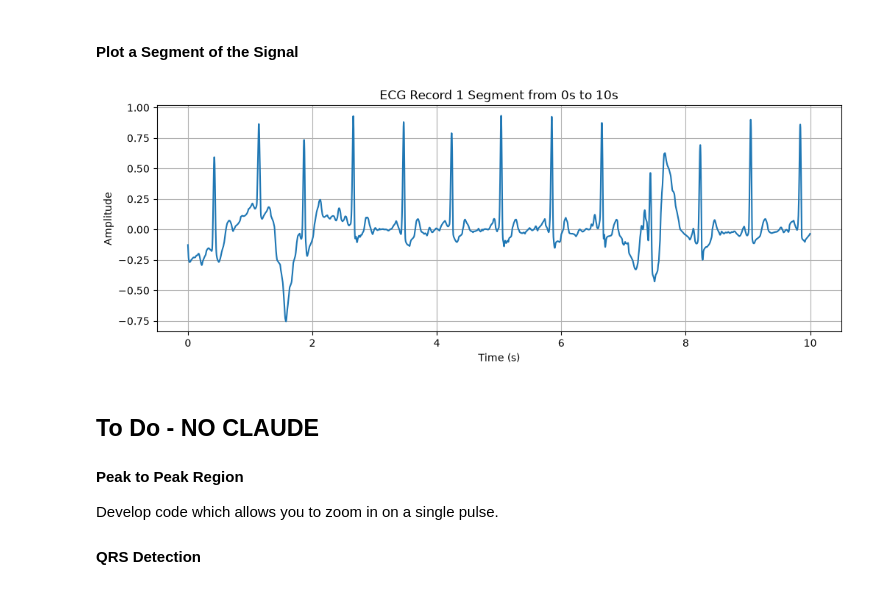
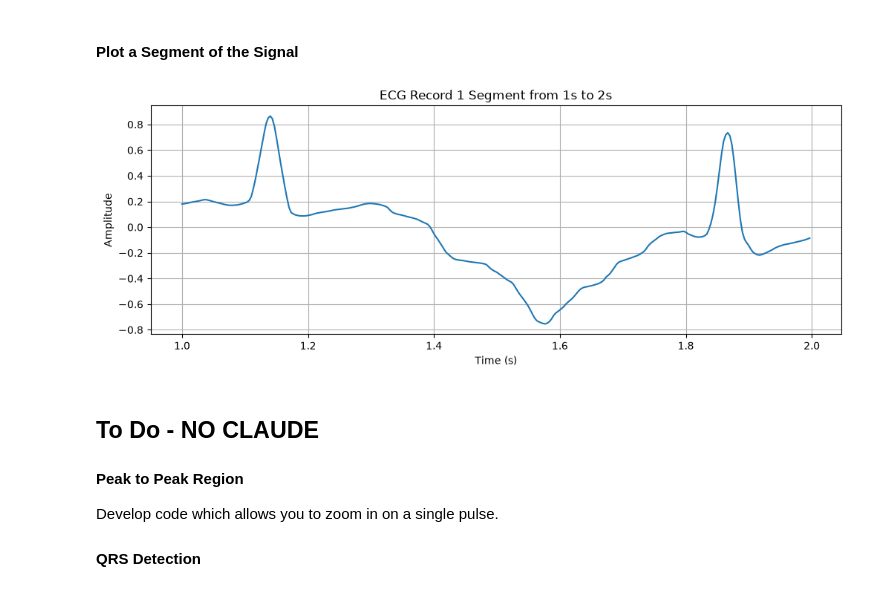
Before and after one commit to TJFM4/IIB-PROJECT, a Jupyter notebook: visualisations.ipynb, the cells around one changed output. Saved outputs shown, nothing was run; the diff lists cells and outputs as text; code cells hidden in the pictures.

```diff
--- a/visualisations.ipynb
+++ b/visualisations.ipynb
@@ -82,30 +94,32 @@ plot_signal_with_troughs(1, cutoff=0.1)
 # %% [markdown]
 #### Plot a Segment of the Signal
 # %%
+# Returns the original record and the time segment of interest
 def segment_signal(signal_number, start_time, end_time):
     record = wfdb.rdheader(f'physionet2017/training2017/A{signal_number:05d}') # Read the record header
     segment = wfdb.rdrecord(f'physionet2017/training2017/A{signal_number:05d}', sampfrom=int(start_time * record.fs), sampto=int(end_time * record.fs)) # Read the record segment
     return record, segment
 
+# Plots a segment of interest
 def plot_segment(signal_number, start_time, end_time): # Plot a segment of a complete record
     record = wfdb.rdrecord(f'physionet2017/training2017/A{signal_number:05d}') # Read the record
 
     start_sample = int(start_time * record.fs)
     end_sample = int(end_time * record.fs)
 
     segment = record.p_signal[start_sample:end_sample, 0]  # Get the first channel of the signal
 
     plt.figure(figsize=(12, 4))
     plt.plot(np.arange(start_sample, end_sample) / record.fs, segment)
     plt.title(f'ECG Record {signal_number} Segment from {start_time}s to {end_time}s')
     plt.xlabel('Time (s)')
     plt.ylabel('Amplitude')
     plt.grid()
     plt.show()
 
-plot_segment(1, start_time=0, end_time=10)
+plot_segment(1, start_time=1, end_time=2)
 # %% [output]
-[figure, old version]
+[figure, new version]
 # %% [markdown]
 ## To Do - NO CLAUDE
 
```
Also changed, not shown: parts of 4 cells of this notebook, 35 other files.
